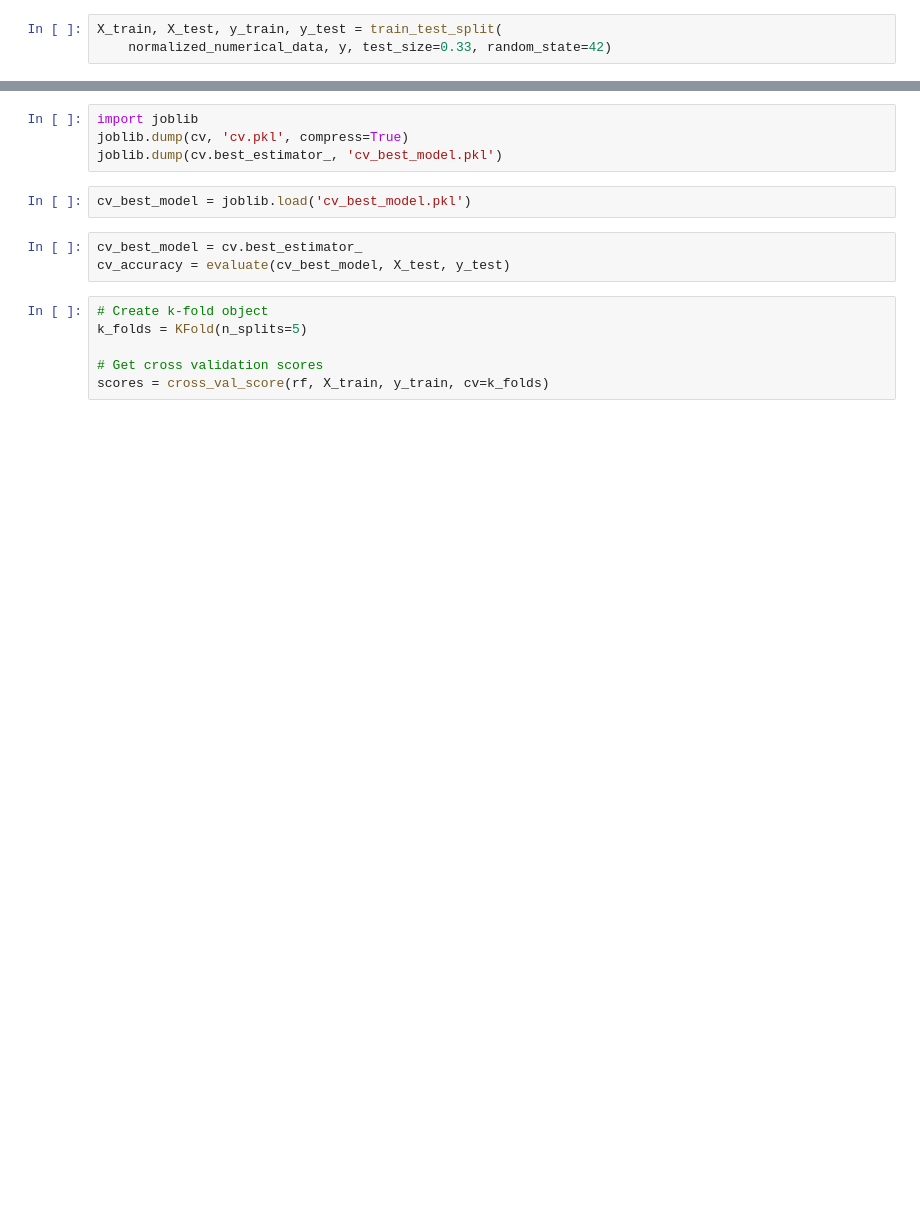
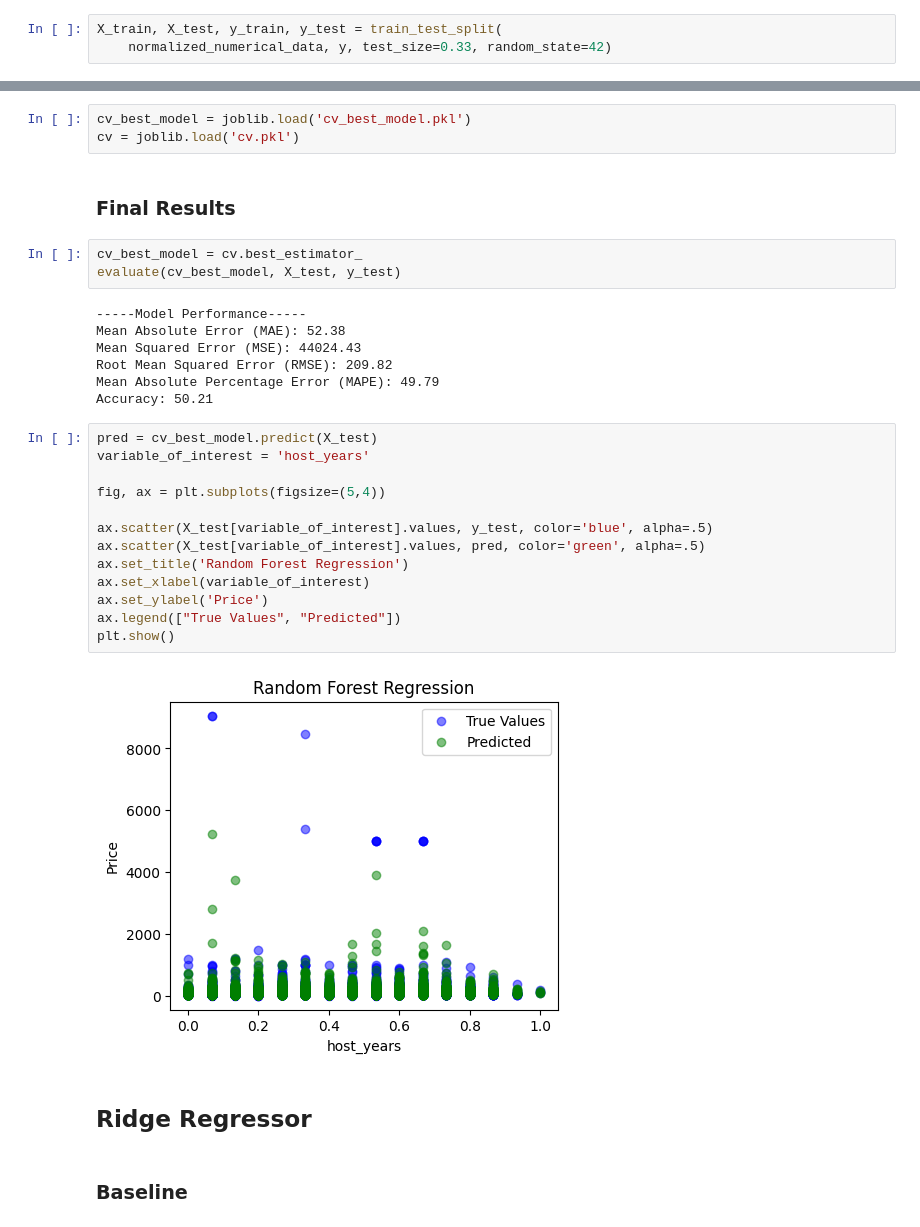
Before and after one commit to dmdequin/airbnb_price_predict, a Jupyter notebook: airbnb_price_predict.ipynb, the cells around one changed output, grey strips where cells are left out. Saved outputs shown, nothing was run; the diff lists cells and outputs as text; blank space fills up the shorter version.

Commit message:
Done with RandomForestRegressor training

```diff
--- a/airbnb_price_predict.ipynb
+++ b/airbnb_price_predict.ipynb
@@ -338,15 +344,34 @@ KeyboardInterrupt
-# %%
-import joblib
-joblib.dump(cv, 'cv.pkl', compress=True)
-joblib.dump(cv.best_estimator_, 'cv_best_model.pkl')
 # %%
 cv_best_model = joblib.load('cv_best_model.pkl')
+cv = joblib.load('cv.pkl')
+# %% [markdown]
+### Final Results
 # %%
 cv_best_model = cv.best_estimator_
-cv_accuracy = evaluate(cv_best_model, X_test, y_test)
+evaluate(cv_best_model, X_test, y_test)
+# %% [output]
+-----Model Performance-----
+Mean Absolute Error (MAE): 52.38
+Mean Squared Error (MSE): 44024.43
+Root Mean Squared Error (RMSE): 209.82
+Mean Absolute Percentage Error (MAPE): 49.79
+Accuracy: 50.21
-# %%
-# Create k-fold object
-k_folds = KFold(n_splits=5)
-
-# Get cross validation scores
-scores = cross_val_score(rf, X_train, y_train, cv=k_folds)
+# %%
+pred = cv_best_model.predict(X_test)
+variable_of_interest = 'host_years'
+
+fig, ax = plt.subplots(figsize=(5,4))
+
+ax.scatter(X_test[variable_of_interest].values, y_test, color='blue', alpha=.5)
+ax.scatter(X_test[variable_of_interest].values, pred, color='green', alpha=.5)
+ax.set_title('Random Forest Regression')
+ax.set_xlabel(variable_of_interest)
+ax.set_ylabel('Price')
+ax.legend(["True Values", "Predicted"])
+plt.show()
+# %% [output]
+[figure, added]
+# %% [markdown]
+## Ridge Regressor
+# %% [markdown]
+### Baseline
```
Also changed, not shown: parts of 20 cells of this notebook, 4 other files.
